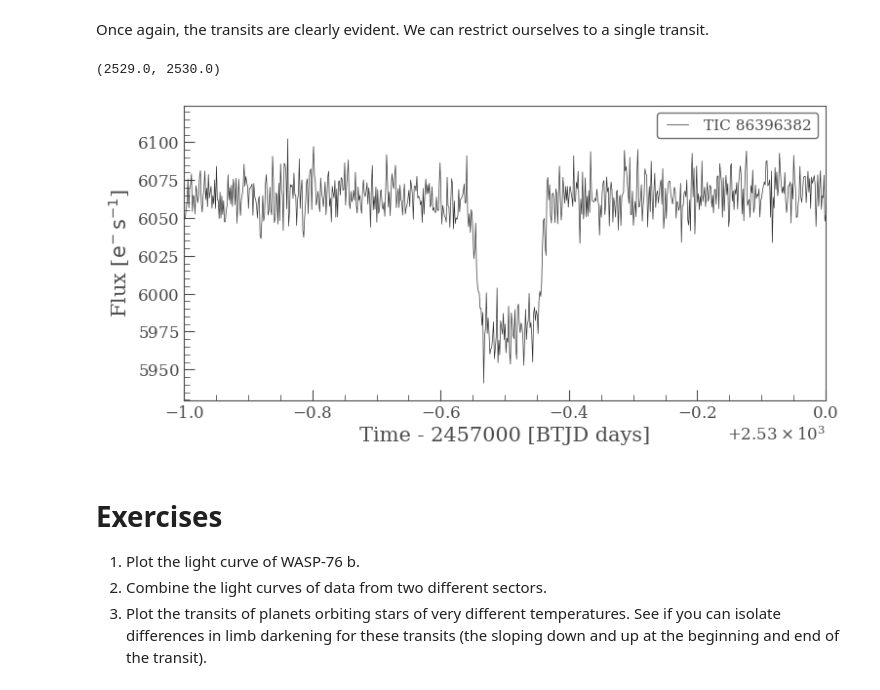
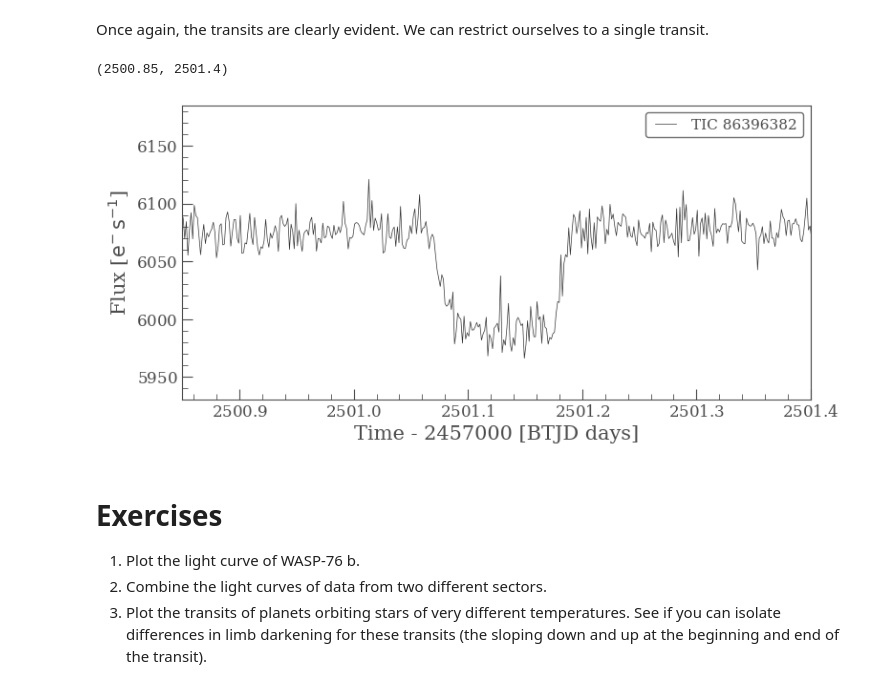
Before and after one commit to arjunsavel/notebooks-stsci, a Jupyter notebook: notebooks/MAST/plot_exoplanet_lightcurves/plot_exoplanet_lightcurves.ipynb, the cells around one changed output. Drawn from its saved outputs; the diff is of its cells as text; code cells hidden in the pictures.

```diff
--- a/notebooks/MAST/plot_exoplanet_lightcurves/plot_exoplanet_lightcurves.ipynb
+++ b/notebooks/MAST/plot_exoplanet_lightcurves/plot_exoplanet_lightcurves.ipynb
@@ -482,10 +484,10 @@ lightcurve.plot()
 Once again, the transits are clearly evident. We can restrict ourselves to a single transit.
 # %%
 lightcurve.plot()
-plt.xlim(2529, 2530)
+plt.xlim(2500.85, 2501.4)
 # %% [output]
-(2529.0, 2530.0)
+(2500.85, 2501.4)
-[figure, old version]
+[figure, new version]
 # %% [markdown]
 # Exercises
 1. Plot the light curve of WASP-76 b.
```
Also changed, not shown: parts of 30 cells of this notebook.
